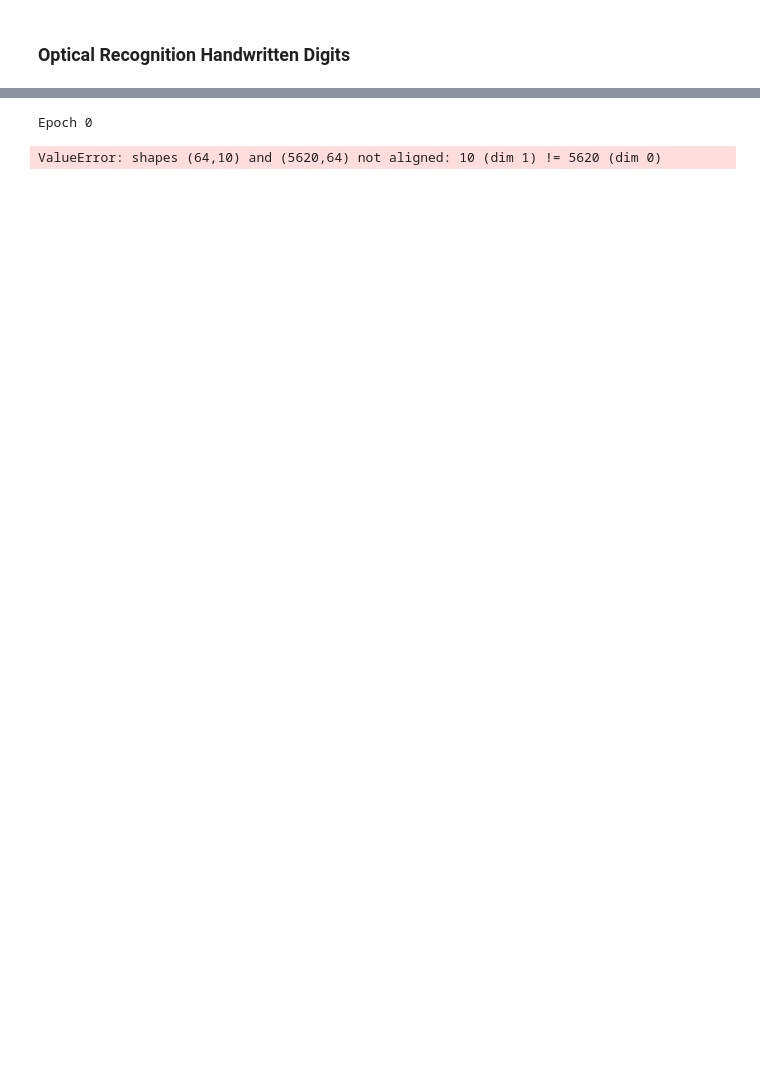
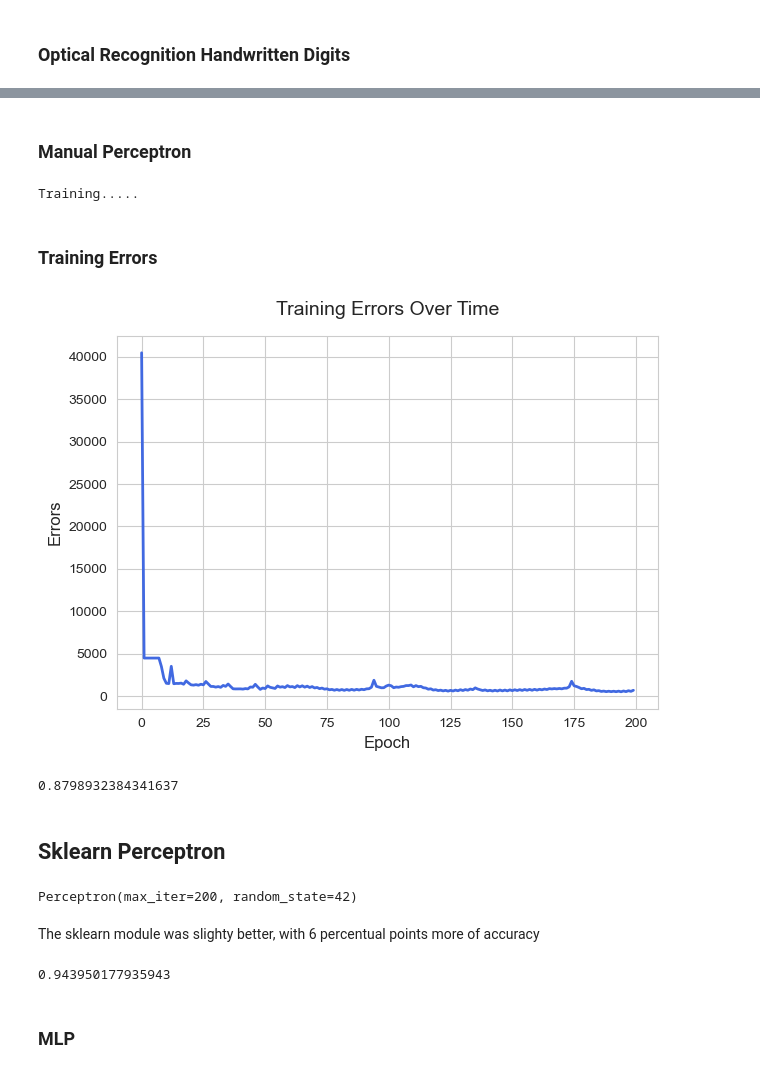
Before and after one commit to octaviodiego78/machine-learning-ish--course, a Jupyter notebook: tareas/lab1.ipynb, the cells around one changed output, grey strips where cells are left out. Saved outputs shown, nothing was run; the diff lists cells and outputs as text; code cells hidden in the pictures; blank space fills up the shorter version.

Commit message:
Finished homework 1:  perceptron from scratch, mlp, svc, and random forest for nist

```diff
--- a/tareas/lab1.ipynb
+++ b/tareas/lab1.ipynb
@@ -11,3 +19,5 @@ from sklearn.datasets import fetch_openml
 nist = fetch_openml('optdigits', version=1, as_frame=False, parser='auto')
 x = nist.data
 y = nist.target
+
+X_train, X_test, y_train, y_test = train_test_split(x, y, test_size=0.2, random_state=42)
@@ -32 +24,3 @@ array([[1., 0., 0., ..., 0., 0., 0.],
+# %% [markdown]
+### Manual Perceptron ###
 # %%
@@ -90,7 +87,41 @@ class ManualPerceptron:
 # %%
-perceptron = ManualPerceptron(X, y)
+perceptron = ManualPerceptron(X_train, y_train)
 # %%
-perceptron.fit()
+perceptron.fit(X_train, y_train)
 # %% [output]
-Epoch 0
+Training.....
-ValueError: shapes (64,10) and (5620,64) not aligned: 10 (dim 1) != 5620 (dim 0)
+# %% [markdown]
+### Training Errors ####
+# %%
+sns.set_style("whitegrid")
+sns.lineplot(data=perceptron.errors, color='royalblue', linewidth=2)
+plt.xlabel('Epoch', fontsize=12)
+plt.ylabel('Errors', fontsize=12)
+plt.title('Training Errors Over Time', fontsize=14, pad=15)
+plt.tight_layout()
+plt.show()
+# %% [output]
+[figure, added]
+# %%
+y_pred = np.argmax(perceptron.predict(X_test), axis=1)
+accuracy_score(y_test.astype(int), y_pred)
+# %% [output]
+0.8798932384341637
+# %% [markdown]
+## Sklearn Perceptron
+# %%
+sklearn_perceptron = Perceptron(random_state=42, max_iter=200)
+sklearn_perceptron.fit(X_train, y_train)
+# %% [output]
+Perceptron(max_iter=200, random_state=42)
+# %% [markdown]
+The sklearn module was slighty better, with 6 percentual points more of accuracy
+# %%
+
+sklearn_y_pred = sklearn_perceptron.predict(X_test)
+sklearn_accuracy = accuracy_score(y_test.astype(int), sklearn_y_pred.astype(int))
+sklearn_accuracy
+# %% [output]
+0.943950177935943
+# %% [markdown]
+### MLP ###
```
Also changed, not shown: parts of 16 cells of this notebook.
